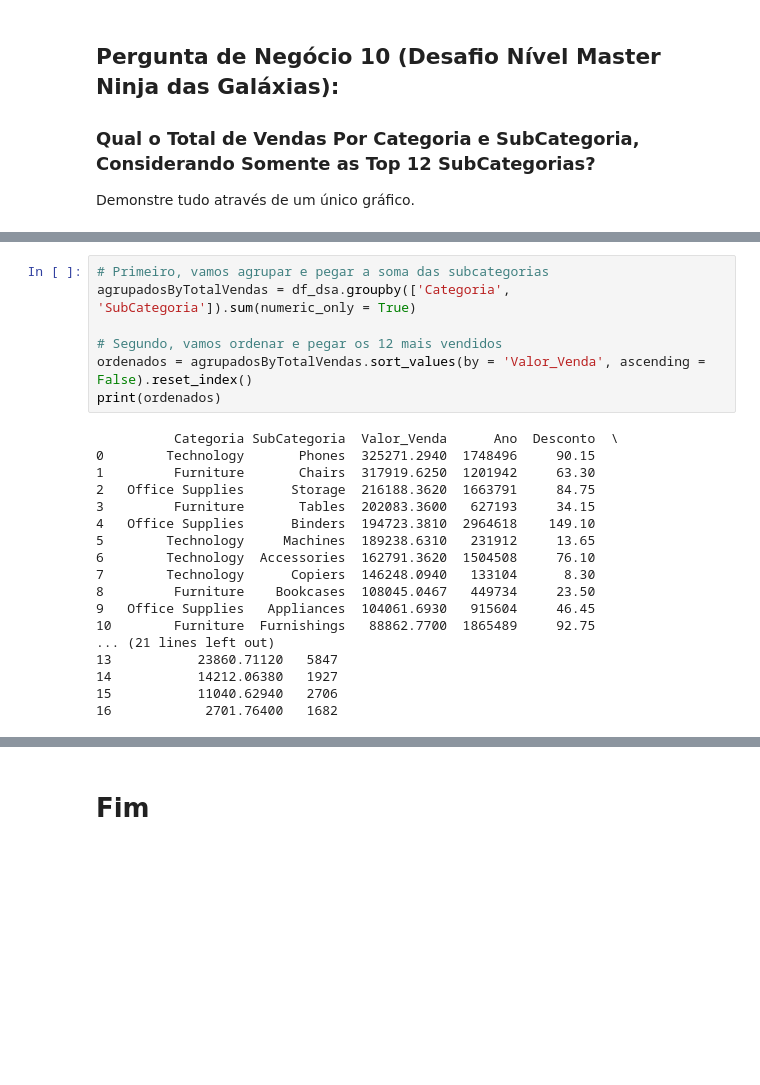
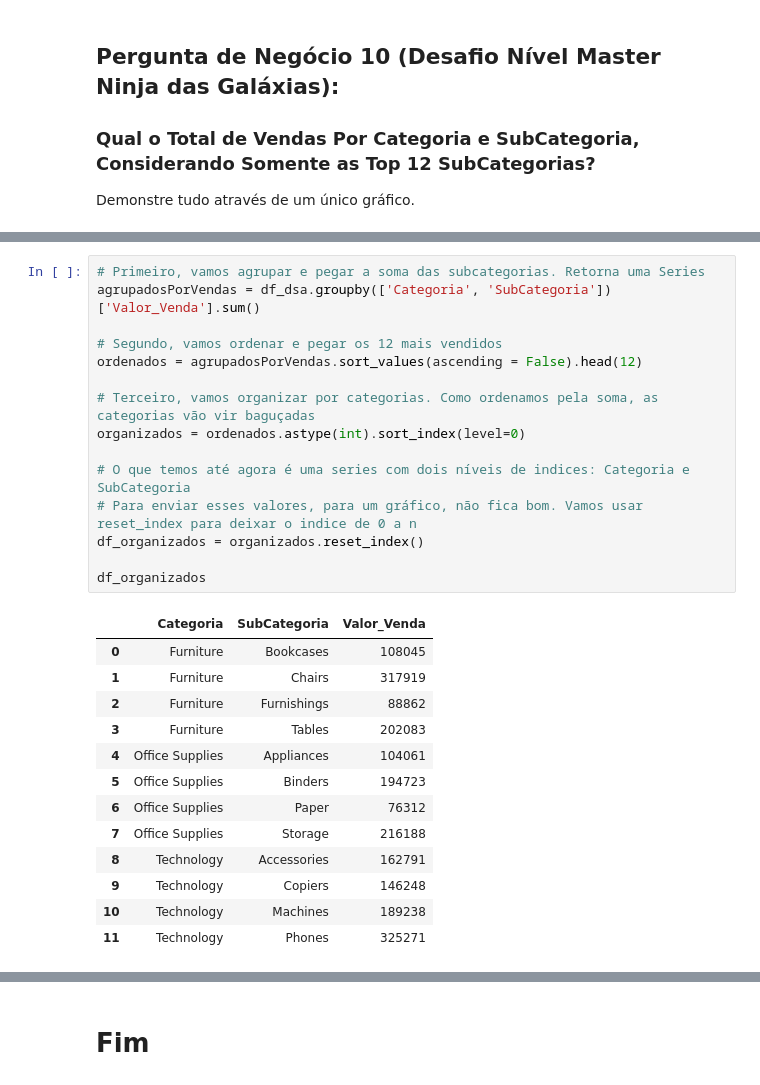
Before and after one commit to phaa/curso-python-analise-dados-dca, a Jupyter notebook: 13-Projeto/Projeto2-Perguntas.ipynb, the cells around one changed output, grey strips where cells are left out. Cells and saved outputs as stored; diff of their text form; blank space fills up the shorter version.

```diff
--- a/13-Projeto/Projeto2-Perguntas.ipynb
+++ b/13-Projeto/Projeto2-Perguntas.ipynb
@@ -384,27 +392,31 @@ df_dsa.head()
 | 3 | US-2016-108966 | 2016-10-11 | SO-20335 | Consumer | United States | Fort Lauderdale | Florida | FUR-TA-10000577 | Furniture | ... |
 | 4 | US-2016-108966 | 2016-10-11 | SO-20335 | Consumer | United States | Fort Lauderdale | Florida | OFF-ST-10000760 | Office Supplies | ... |
 # %%
-# Primeiro, vamos agrupar e pegar a soma das subcategorias
-agrupadosByTotalVendas = df_dsa.groupby(['Categoria', 'SubCategoria']).sum(numeric_only = True)
+# Primeiro, vamos agrupar e pegar a soma das subcategorias. Retorna uma Series
+agrupadosPorVendas = df_dsa.groupby(['Categoria', 'SubCategoria'])['Valor_Venda'].sum()
 
 # Segundo, vamos ordenar e pegar os 12 mais vendidos
-ordenados = agrupadosByTotalVendas.sort_values(by = 'Valor_Venda', ascending = False).reset_index()
-print(ordenados)
+ordenados = agrupadosPorVendas.sort_values(ascending = False).head(12)
+
+# Terceiro, vamos organizar por categorias. Como ordenamos pela soma, as categorias vão vir baguçadas
+organizados = ordenados.astype(int).sort_index(level=0)
+
+# O que temos até agora é uma series com dois níveis de indices: Categoria e SubCategoria
+# Para enviar esses valores, para um gráfico, não fica bom. Vamos usar reset_index para deixar o indice de 0 a n
+df_organizados = organizados.reset_index()
+
+df_organizados
 # %% [output]
-          Categoria SubCategoria  Valor_Venda      Ano  Desconto  \
-0        Technology       Phones  325271.2940  1748496     90.15
-1         Furniture       Chairs  317919.6250  1201942     63.30
-2   Office Supplies      Storage  216188.3620  1663791     84.75
-3         Furniture       Tables  202083.3600   627193     34.15
-4   Office Supplies      Binders  194723.3810  2964618    149.10
-5        Technology     Machines  189238.6310   231912     13.65
-6        Technology  Accessories  162791.3620  1504508     76.10
-7        Technology      Copiers  146248.0940   133104      8.30
-8         Furniture    Bookcases  108045.0467   449734     23.50
-9   Office Supplies   Appliances  104061.6930   915604     46.45
-10        Furniture  Furnishings   88862.7700  1865489     92.75
-... (21 lines left out)
-13           23860.71120   5847
-14           14212.06380   1927
-15           11040.62940   2706
-16            2701.76400   1682
+|  | Categoria | SubCategoria | Valor_Venda |
+| 0 | Furniture | Bookcases | 108045 |
+| 1 | Furniture | Chairs | 317919 |
+| 2 | Furniture | Furnishings | 88862 |
+| 3 | Furniture | Tables | 202083 |
+| 4 | Office Supplies | Appliances | 104061 |
+| 5 | Office Supplies | Binders | 194723 |
+| 6 | Office Supplies | Paper | 76312 |
+| 7 | Office Supplies | Storage | 216188 |
+| 8 | Technology | Accessories | 162791 |
+| 9 | Technology | Copiers | 146248 |
+| 10 | Technology | Machines | 189238 |
+| 11 | Technology | Phones | 325271 |
```
Also changed, not shown: parts of 8 cells of this notebook, 1 other file.
